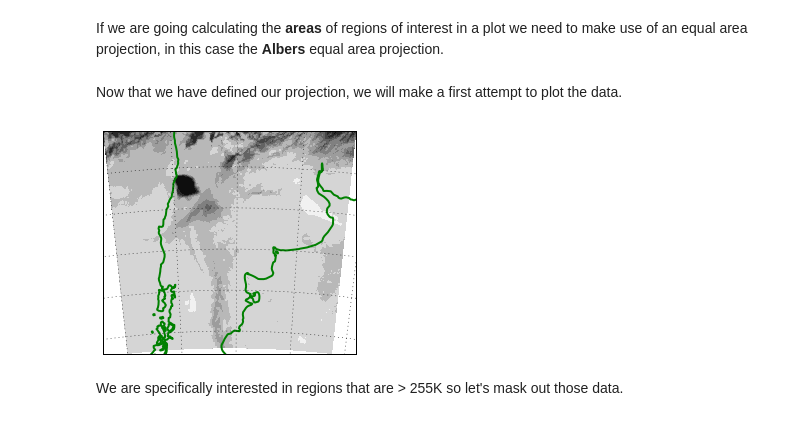
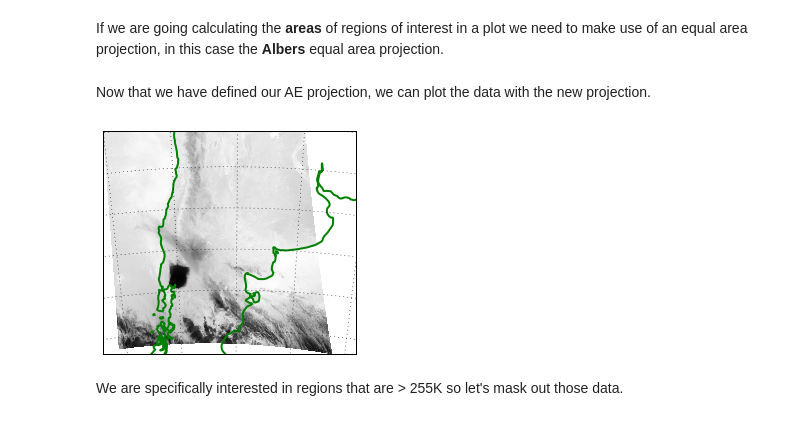
Before and after one commit to julienchastang/volcano, a Jupyter notebook: volcano.ipynb, the cells around one changed output. Cells and saved outputs as stored; diff of their text form; code cells hidden in the pictures.

```diff
--- a/volcano.ipynb
+++ b/volcano.ipynb
@@ -72,6 +72,13 @@ import matplotlib.pyplot as plt
 import matplotlib as mpl
 import matplotlib.cm as cm
 
-
 # PlatteCarre projection
 pcprj = ccrs.PlateCarree()
+ax = plt.axes(projection=pcprj)
+extents = (left, right, bottom, top)
+ax.pcolormesh(lon, lat, temperature, cmap=cm.gray, transform=pcprj)
+ax.coastlines(resolution='50m', color='green', linewidth=2)
+ax.set_extent(extents, ccrs.Geodetic())
+ax.gridlines()
+
+plt.show()
@@ -84,19 +93,18 @@ aeprj = ccrs.AlbersEqualArea(central_longitude=central_lon,
                              central_latitude=central_lat,
                              standard_parallels=(-20, -50))
 # %% [markdown]
-Now that we have defined our projection, we will make a first attempt to plot the data.
+Now that we have defined our AE projection, we can plot the data with the new projection.
 # %%
   ax = plt.axes(projection=aeprj)
   extents = (left, right, bottom, top)
-  ax.contourf(temperature, cmap=cm.gray,origin='lower', extent=extents,
-              transform=pcprj)
+  ax.pcolormesh(lon, lat, temperature, cmap=cm.gray, transform=pcprj)
   ax.coastlines(resolution='50m', color='green', linewidth=2)
   ax.set_extent(extents, ccrs.Geodetic())
   ax.gridlines()
 
   plt.show()
 # %% [output]
-[figure, old version]
+[figure, new version]
 # %% [markdown]
 We are specifically interested in regions that are > 255K so let's mask out those data.
 # %%
```
Also changed, not shown: parts of 12 cells of this notebook, 6 other files.
